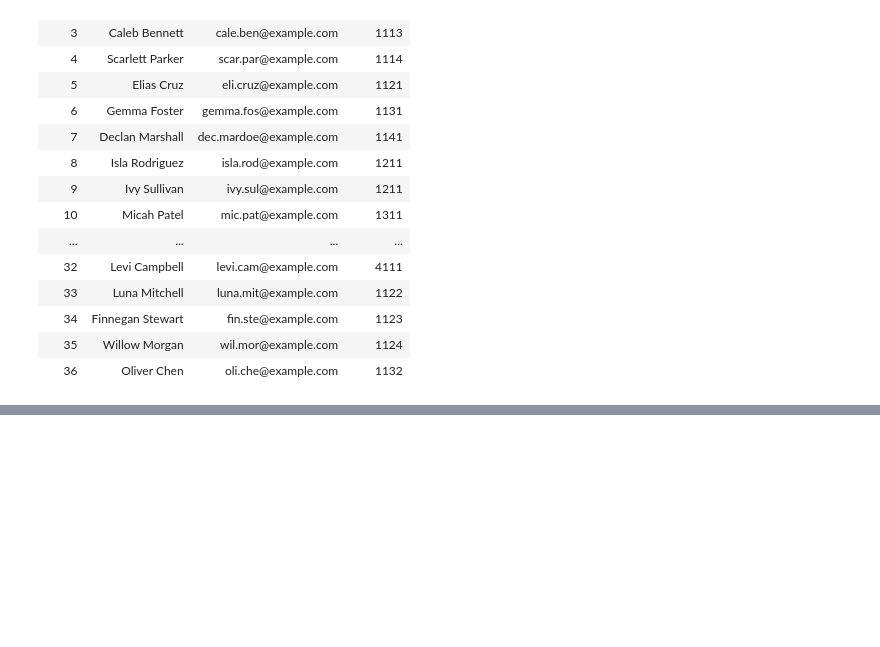
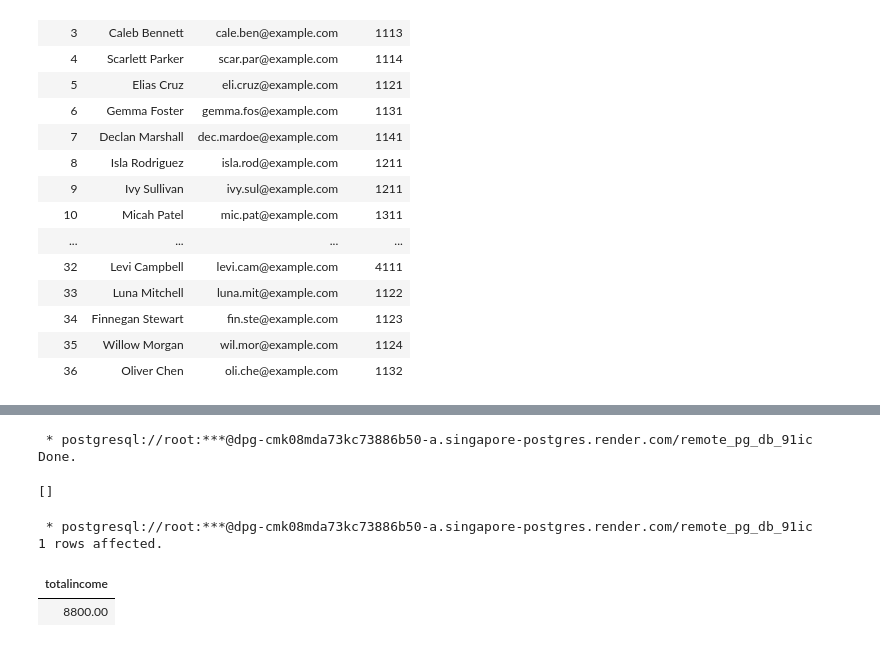
Before and after one commit to Pisit-Iam/DB-Project, a Jupyter notebook: DB_Project.ipynb, the cells around one changed output, grey strips where cells are left out. Saved outputs shown, nothing was run; the diff lists cells and outputs as text; code cells hidden in the pictures; blank space fills up the shorter version.

```diff
--- a/DB_Project.ipynb
+++ b/DB_Project.ipynb
@@ -266,0 +425,24 @@ SELECT * FROM Users;
+# %%
+%%sql
+CREATE OR REPLACE FUNCTION CalculateTotalIncome() RETURNS DECIMAL AS $$
+DECLARE
+    TotalIncome DECIMAL;
+BEGIN
+    SELECT SUM(Amount) INTO TotalIncome
+    FROM Payments;
+
+    RETURN TotalIncome;
+END;
+$$ LANGUAGE plpgsql;
+# %% [output]
+ * postgresql://root:***@dpg-cmk08mda73kc73886b50-a.singapore-postgres.render.com/remote_pg_db_91ic
+Done.
+[]
+# %%
+%%sql
+SELECT CalculateTotalIncome() AS TotalIncome;
+# %% [output]
+ * postgresql://root:***@dpg-cmk08mda73kc73886b50-a.singapore-postgres.render.com/remote_pg_db_91ic
+1 rows affected.
+| totalincome |
+| 8800.00 |
```
Also changed, not shown: parts of 8 cells of this notebook.
